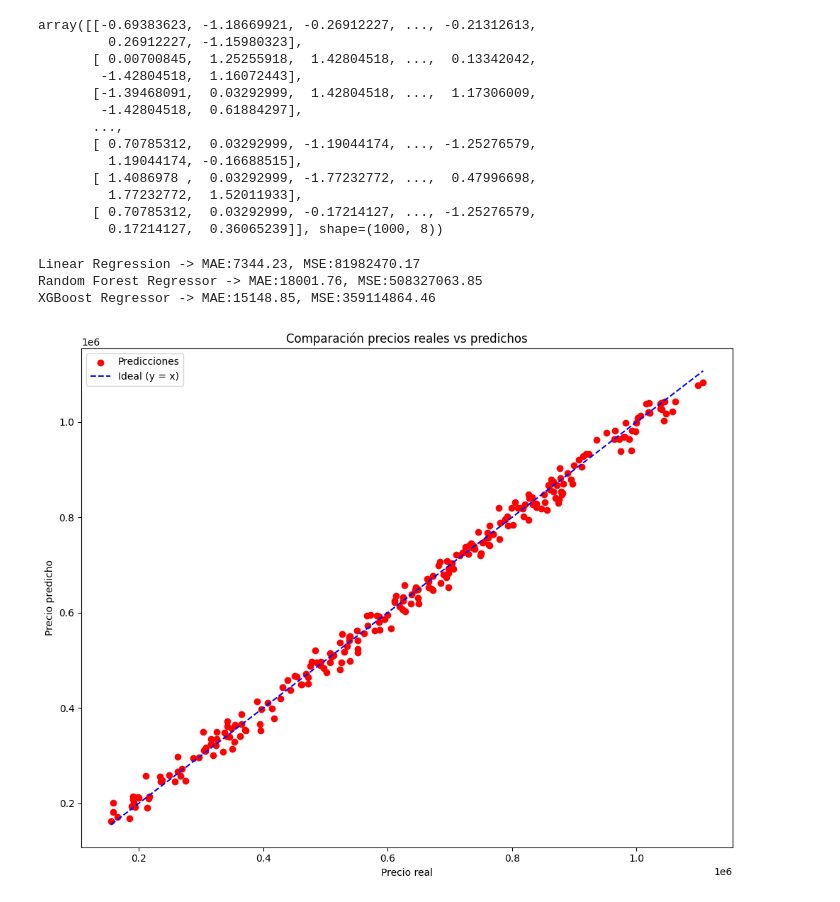
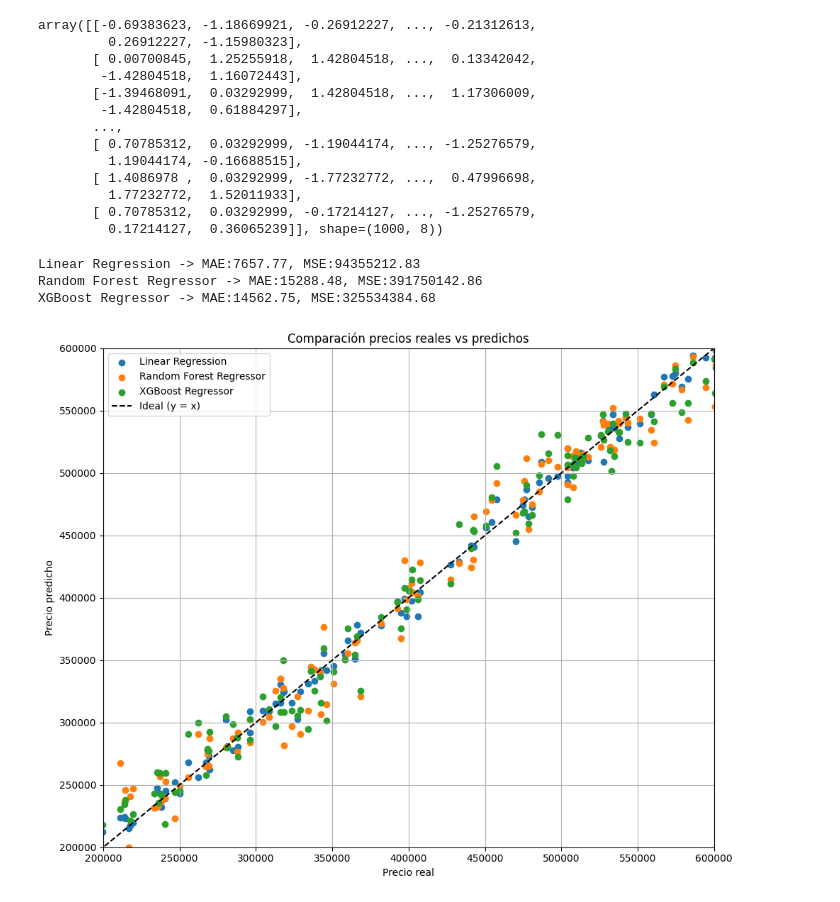
Before and after one commit to fhaidbauer/Haidbauer-portfolio, a Jupyter notebook: Proyecto Regresión con Python - Precio inmobiliarios/house_price_regression.ipynb, the cells around one changed output. Drawn from its saved outputs; the diff is of its cells as text; code cells hidden in the pictures.

```diff
--- a/Proyecto Regresión con Python - Precio inmobiliarios/house_price_regression.ipynb
+++ b/Proyecto Regresión con Python - Precio inmobiliarios/house_price_regression.ipynb
@@ -148,6 +146,10 @@ x_train, x_test, y_train, y_test = train_test_split(X_scaled,y)
 # %%
 # definimos los modelos a utilizar y se entrena cada uno
 # luego, se imprimen los valores de error absoluto medio y error cuadrático medio
+
+# separo en datos de entrenamiento y testeo
+
+x_train, x_test, y_train, y_test = train_test_split(X_scaled,y)
 
 # modelos
 models = {
@@ -156,26 +158,33 @@ models = {
     "XGBoost Regressor": XGBRegressor(verbosity=0)
 }
 
+predicciones = {}
 # entrenamiento y errrores
 for nombre,modelo in models.items():
     modelo.fit(x_train,y_train)
+    predicciones[nombre] = modelo.predict(x_test)
     y_pred = modelo.predict(x_test)
     mae = mean_absolute_error(y_test,y_pred)
     mse = mean_squared_error(y_test,y_pred)
     print(f"{nombre} -> MAE:{mae:.2f}, MSE:{mse:.2f}")
 # %% [output]
-Linear Regression -> MAE:7344.23, MSE:81982470.17
-Random Forest Regressor -> MAE:18001.76, MSE:508327063.85
-XGBoost Regressor -> MAE:15148.85, MSE:359114864.46
+Linear Regression -> MAE:7657.77, MSE:94355212.83
+Random Forest Regressor -> MAE:15288.48, MSE:391750142.86
+XGBoost Regressor -> MAE:14562.75, MSE:325534384.68
 # %%
 plt.figure(figsize=(10,8))
-plt.scatter(y_test,y_pred,color='r',label="Predicciones")
-plt.plot([y_test.min(), y_test.max()], [y_test.min(), y_test.max()], 'b--', label='Ideal (y = x)')
+for nombre, y_pred in predicciones.items():
+    plt.scatter(y_test,y_pred,label=nombre)
+
+plt.plot([y_test.min(), y_test.max()], [y_test.min(), y_test.max()], 'k--', label='Ideal (y = x)')
 plt.title("Comparación precios reales vs predichos")
 plt.xlabel("Precio real")
 plt.ylabel("Precio predicho")
 plt.legend()
+plt.grid(True)
+plt.xlim(200000,600000)
+plt.ylim(200000,600000)
 plt.tight_layout()
 plt.show()
 # %% [output]
-[figure, old version]
+[figure, new version]
```
Also changed, not shown: parts of 3 cells of this notebook.
